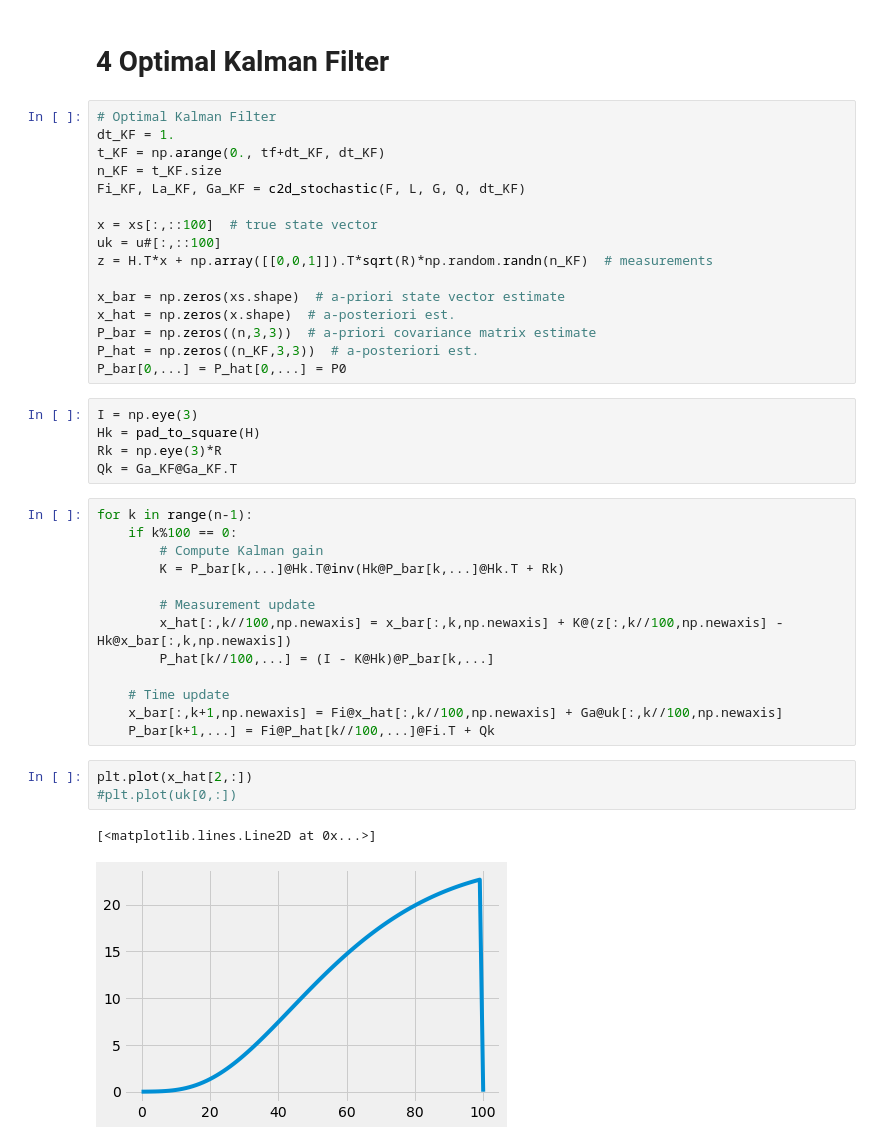
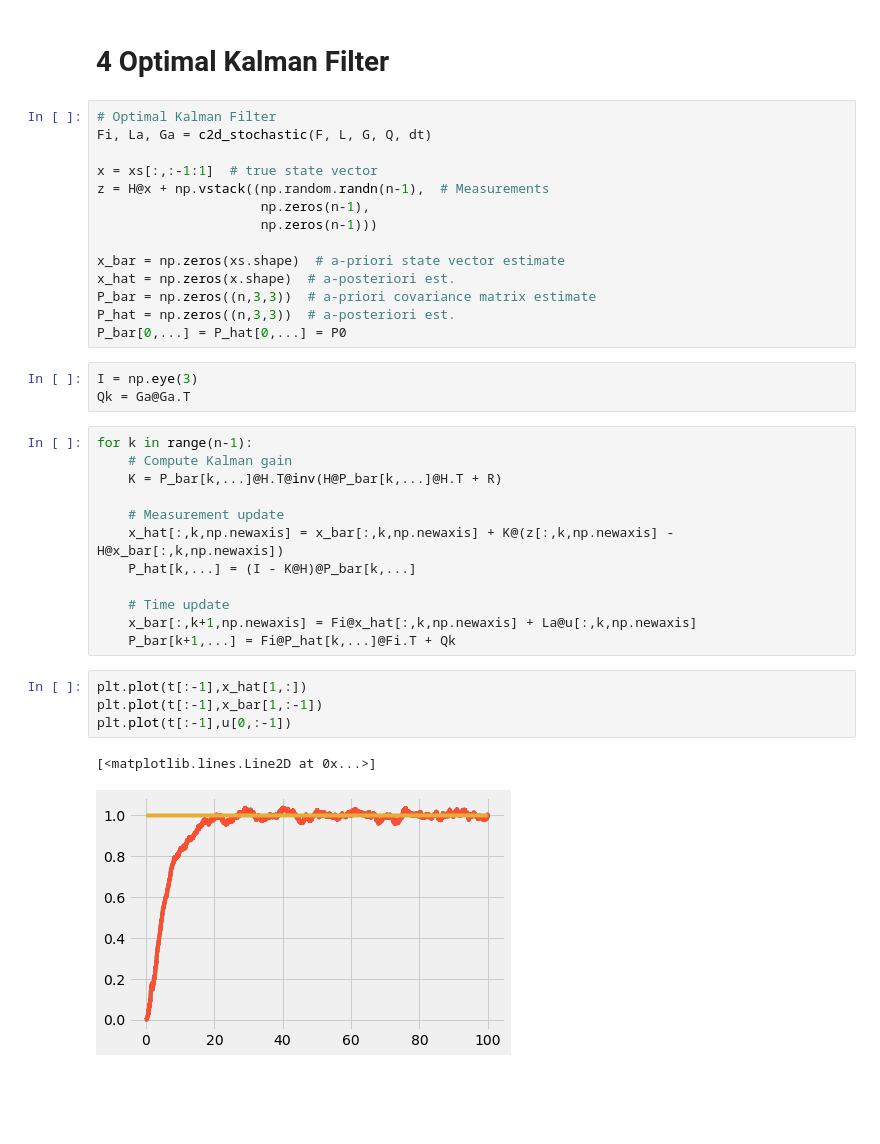
Before and after one commit to fonstelien/TEK4050, a Jupyter notebook: project/project.ipynb, the cells around one changed output. Drawn from its saved outputs; the diff is of its cells as text; blank space fills up the shorter version.

Commit message:
optimal kalman works

```diff
--- a/project/project.ipynb
+++ b/project/project.ipynb
@@ -123,41 +176,37 @@ plt.plot(t, xs[1,:], lw=2)
 # 4 Optimal Kalman Filter
 # %%
 # Optimal Kalman Filter
-dt_KF = 1.
-t_KF = np.arange(0., tf+dt_KF, dt_KF)
-n_KF = t_KF.size
-Fi_KF, La_KF, Ga_KF = c2d_stochastic(F, L, G, Q, dt_KF)
+Fi, La, Ga = c2d_stochastic(F, L, G, Q, dt)
 
-x = xs[:,::100]  # true state vector
-uk = u#[:,::100]
-z = H.T*x + np.array([[0,0,1]]).T*sqrt(R)*np.random.randn(n_KF)  # measurements
+x = xs[:,:-1:1]  # true state vector
+z = H@x + np.vstack((np.random.randn(n-1),  # Measurements
+                     np.zeros(n-1),
+                     np.zeros(n-1)))
 
 x_bar = np.zeros(xs.shape)  # a-priori state vector estimate
 x_hat = np.zeros(x.shape)  # a-posteriori est.
 P_bar = np.zeros((n,3,3))  # a-priori covariance matrix estimate
-P_hat = np.zeros((n_KF,3,3))  # a-posteriori est.
+P_hat = np.zeros((n,3,3))  # a-posteriori est.
 P_bar[0,...] = P_hat[0,...] = P0
 # %%
 I = np.eye(3)
-Hk = pad_to_square(H)
-Rk = np.eye(3)*R
-Qk = Ga_KF@Ga_KF.T
+Qk = Ga@Ga.T
 # %%
 for k in range(n-1):
-    if k%100 == 0:
-        # Compute Kalman gain
-        K = P_bar[k,...]@Hk.T@inv(Hk@P_bar[k,...]@Hk.T + Rk)
+    # Compute Kalman gain
+    K = P_bar[k,...]@H.T@inv(H@P_bar[k,...]@H.T + R)
 
-        # Measurement update
-        x_hat[:,k//100,np.newaxis] = x_bar[:,k,np.newaxis] + K@(z[:,k//100,np.newaxis] - Hk@x_bar[:,k,np.newaxis])
-        P_hat[k//100,...] = (I - K@Hk)@P_bar[k,...]
+    # Measurement update
+    x_hat[:,k,np.newaxis] = x_bar[:,k,np.newaxis] + K@(z[:,k,np.newaxis] - H@x_bar[:,k,np.newaxis])
+    P_hat[k,...] = (I - K@H)@P_bar[k,...]
 
     # Time update
-    x_bar[:,k+1,np.newaxis] = Fi@x_hat[:,k//100,np.newaxis] + Ga@uk[:,k//100,np.newaxis]
-    P_bar[k+1,...] = Fi@P_hat[k//100,...]@Fi.T + Qk
+    x_bar[:,k+1,np.newaxis] = Fi@x_hat[:,k,np.newaxis] + La@u[:,k,np.newaxis]
+    P_bar[k+1,...] = Fi@P_hat[k,...]@Fi.T + Qk
-# %%
-plt.plot(x_hat[2,:])
-#plt.plot(uk[0,:])
-# %% [output]
-[<matplotlib.lines.Line2D at 0x...>]
-[figure, removed]
+# %%
+plt.plot(t[:-1],x_hat[1,:])
+plt.plot(t[:-1],x_bar[1,:-1])
+plt.plot(t[:-1],u[0,:-1])
+# %% [output]
+[<matplotlib.lines.Line2D at 0x...>]
+[figure, added]
```
Also changed, not shown: parts of 13 cells of this notebook.
